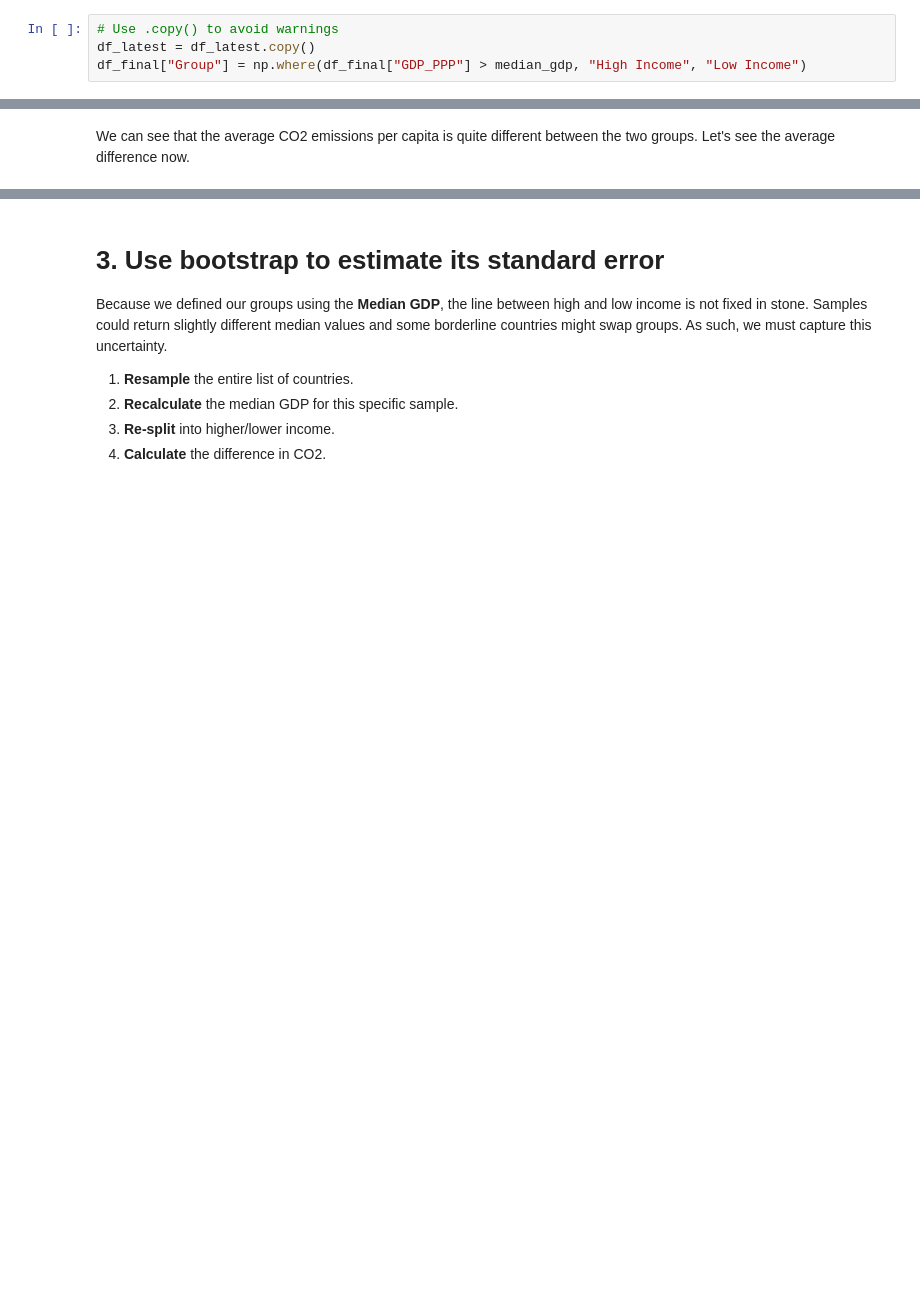
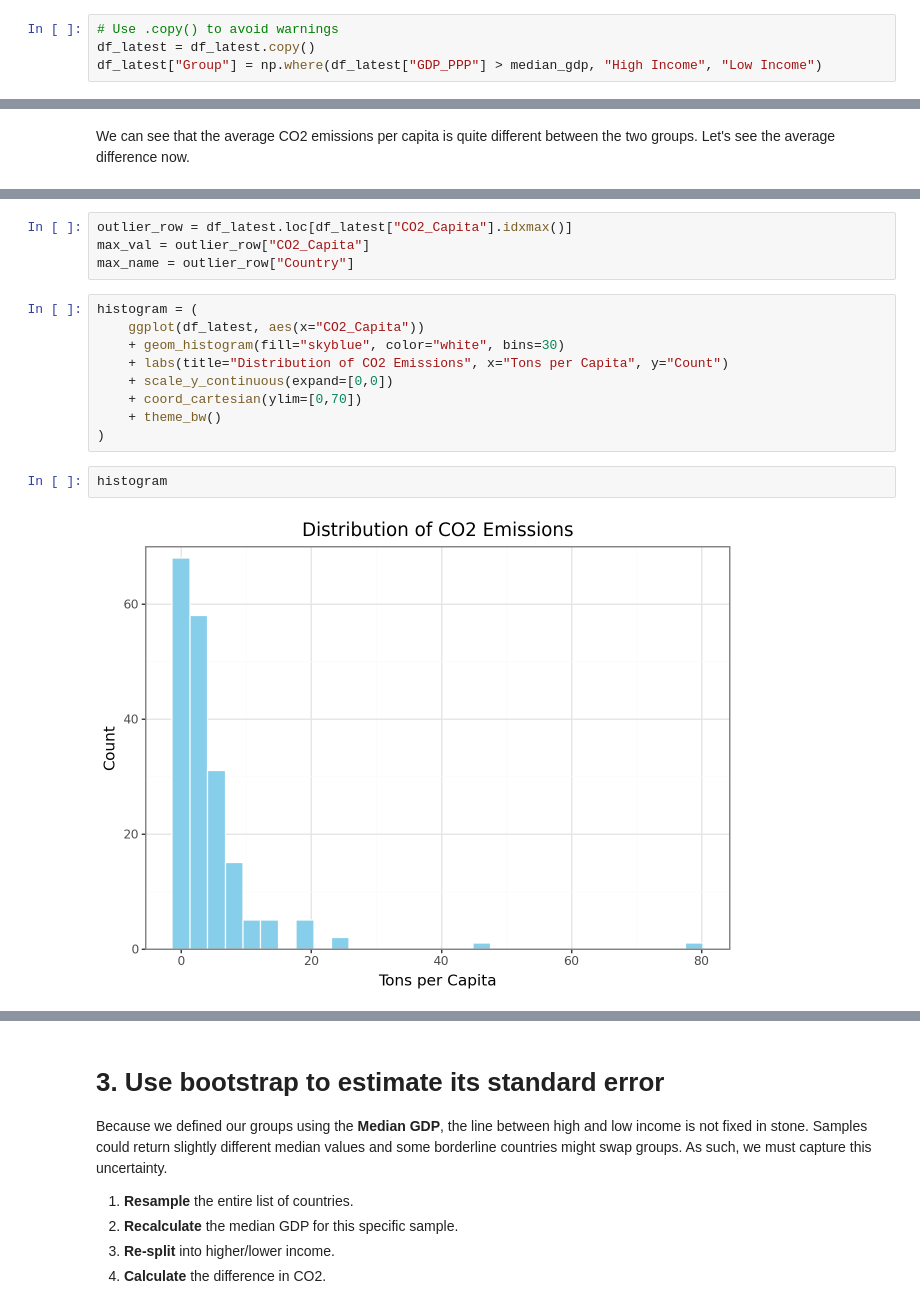
Before and after one commit to felipesebben/bk_data_analysis_studies, a Jupyter notebook: da_data_exercises/ch05-generalizing_from_data/05-WDI_CO2_GDP/05-WDI_CO2_GDP.ipynb, the cells around one changed output, grey strips where cells are left out. Drawn from its saved outputs; the diff is of its cells as text; blank space fills up the shorter version.

```diff
--- a/da_data_exercises/ch05-generalizing_from_data/05-WDI_CO2_GDP/05-WDI_CO2_GDP.ipynb
+++ b/da_data_exercises/ch05-generalizing_from_data/05-WDI_CO2_GDP/05-WDI_CO2_GDP.ipynb
@@ -363,7 +363,7 @@ Ok! Now we can create our groups based on this median.
 # %%
 # Use .copy() to avoid warnings
 df_latest = df_latest.copy()
-df_final["Group"] = np.where(df_final["GDP_PPP"] > median_gdp, "High Income", "Low Income")
+df_latest["Group"] = np.where(df_latest["GDP_PPP"] > median_gdp, "High Income", "Low Income")
 # %%
 df_latest.sample(10)
 # %% [output]
@@ -397,0 +419,17 @@ Higher income countries emit 5.87 tons more CO2 than lower income countries.
+# %%
+outlier_row = df_latest.loc[df_latest["CO2_Capita"].idxmax()]
+max_val = outlier_row["CO2_Capita"]
+max_name = outlier_row["Country"]
+# %%
+histogram = (
+    ggplot(df_latest, aes(x="CO2_Capita"))
+    + geom_histogram(fill="skyblue", color="white", bins=30)
+    + labs(title="Distribution of CO2 Emissions", x="Tons per Capita", y="Count")
+    + scale_y_continuous(expand=[0,0])
+    + coord_cartesian(ylim=[0,70])
+    + theme_bw()
+)
+# %%
+histogram
+# %% [output]
+[figure, added]
```
Also changed, not shown: parts of 15 cells of this notebook, 2 other files.
